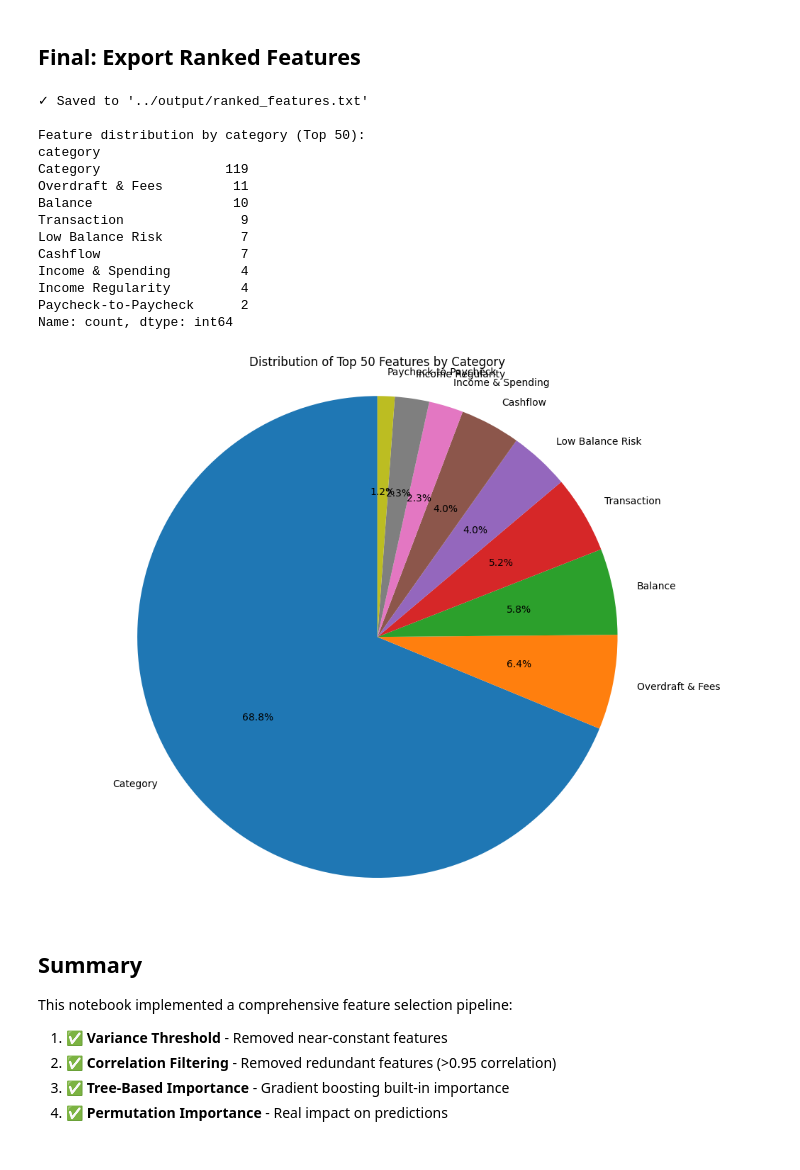
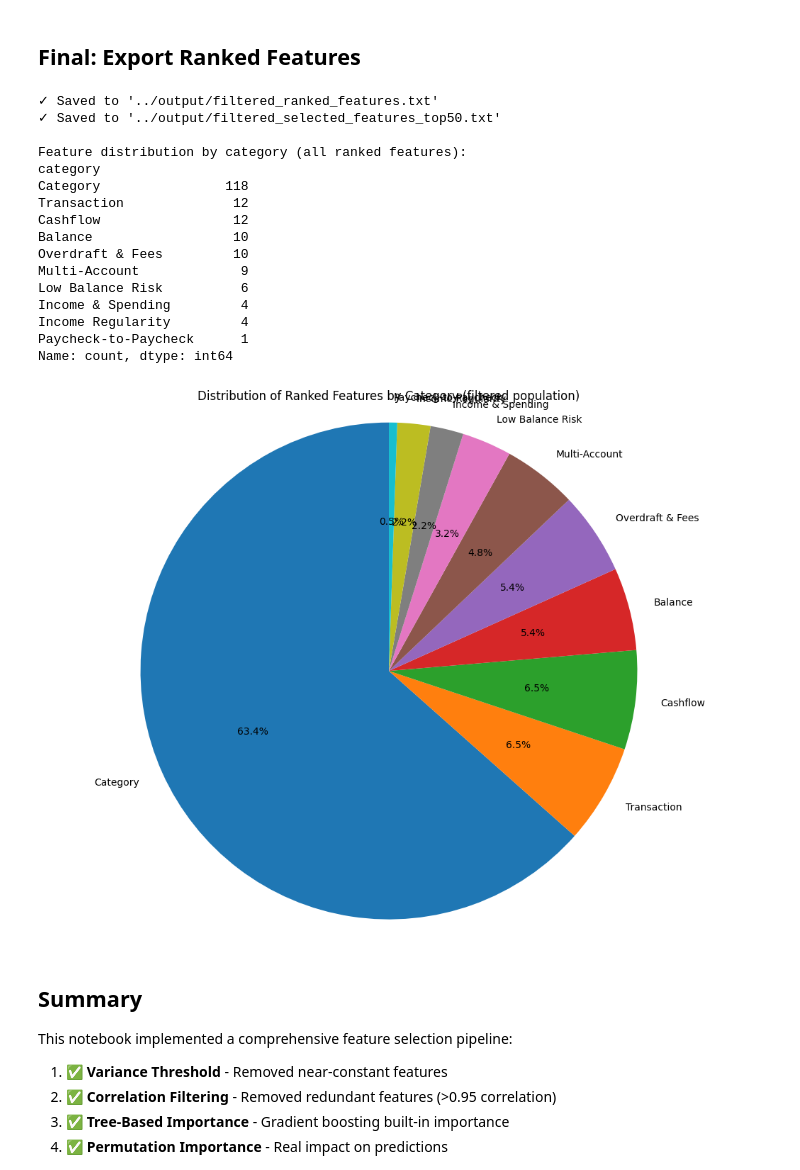
Before and after one commit to kangyuj0531/dsc180a-prism-data, a Jupyter notebook: feature_selection/feature_selection_comprehensive.ipynb, the cells around one changed output. Saved outputs shown, nothing was run; the diff lists cells and outputs as text; code cells hidden in the pictures.

```diff
--- a/feature_selection/feature_selection_comprehensive.ipynb
+++ b/feature_selection/feature_selection_comprehensive.ipynb
@@ -31,3 +31,17 @@ pd.set_option('display.max_rows', 100)
 print("Imports complete!")
 # %% [output]
 Imports complete!
+# %%
+# ── Configuration ────────────────────────────────────────────────
+# Change DATASET to switch between populations.
+# "filtered"  → uses filtered_features.csv  (scoring exclusions applied)
+# "all"       → uses features.csv           (full population)
+DATASET = "filtered"
+
+# Derived paths — everything below updates automatically
+INPUT_CSV     = f"../output/{DATASET}_features.csv" if DATASET != "all" else "../output/features.csv"
+OUTPUT_PREFIX = f"../output/{DATASET}_"             if DATASET != "all" else "../output/"
+
+print(f"Dataset  : {DATASET}")
+print(f"Input    : {INPUT_CSV}")
+print(f"Output   : {OUTPUT_PREFIX}*")
@@ -38,7 +56,7 @@ Imports complete!
 # %%
 # Load features from CSV
 print("Loading features from CSV...")
-features_df = pd.read_csv('../output/features.csv', index_col=0)
+features_df = pd.read_csv(INPUT_CSV, index_col=0)
 
 print(f"\nTotal features: {features_df.shape[1] - 1}")
 print(f"Total consumers: {features_df.shape[0]}")
@@ -566,12 +610,19 @@ OPTIMAL: 100 features with AUC = 0.8111
 # Export ranked features
 final_features = consensus_df['feature'].tolist()
 
-# Save to file
-with open('../output/ranked_features.txt', 'w') as f:
+ranked_path = f"{OUTPUT_PREFIX}ranked_features.txt"
+top50_path  = f"{OUTPUT_PREFIX}selected_features_top50.txt"
+
+with open(ranked_path, 'w') as f:
     for feat in final_features:
         f.write(feat + '\n')
 
-print("\n✓ Saved to '../output/ranked_features.txt'")
+with open(top50_path, 'w') as f:
+    for feat in final_features[:50]:
+        f.write(feat + '\n')
+
+print(f"✓ Saved to '{ranked_path}'")
+print(f"✓ Saved to '{top50_path}'")
 
 # Create a feature importance visualization by category
 ranked_features = consensus_df.copy()
@@ -587,44 +638,49 @@ def categorize_feature(feat_name):
         return 'Paycheck-to-Paycheck'
     elif feat_name.startswith('balance__'):
         return 'Balance'
     elif feat_name.startswith('cashflow__'):
         return 'Cashflow'
     elif feat_name.startswith('cat_'):
         return 'Category'
     elif feat_name.startswith('income__') or 'spend' in feat_name:
         return 'Income & Spending'
+    elif any(x in feat_name for x in ['savings__', 'credit_card__', 'revolving_debt__', 'longterm_debt__',
+                                       'net_liquid', 'total_debt', 'savings_to_debt']):
+        return 'Multi-Account'
     else:
         return 'Transaction'
 
 ranked_features['category'] = ranked_features['feature'].apply(categorize_feature)
 
 category_counts = ranked_features['category'].value_counts()
-print("\nFeature distribution by category (Top 50):")
+print("\nFeature distribution by category (all ranked features):")
 print(category_counts)
 
 # Pie chart
 plt.figure(figsize=(10, 8))
 plt.pie(category_counts.values, labels=category_counts.index, autopct='%1.1f%%', startangle=90)
-plt.title('Distribution of Top 50 Features by Category')
+plt.title(f'Distribution of Ranked Features by Category ({DATASET} population)')
 plt.axis('equal')
 plt.tight_layout()
 plt.show()
 # %% [output]
-✓ Saved to '../output/ranked_features.txt'
+✓ Saved to '../output/filtered_ranked_features.txt'
+✓ Saved to '../output/filtered_selected_features_top50.txt'
 
-Feature distribution by category (Top 50):
+Feature distribution by category (all ranked features):
 category
-Category                119
-Overdraft & Fees         11
+Category                118
+Transaction              12
+Cashflow                 12
 Balance                  10
-Transaction               9
-Low Balance Risk          7
-Cashflow                  7
+Overdraft & Fees         10
+Multi-Account             9
+Low Balance Risk          6
 Income & Spending         4
 Income Regularity         4
-Paycheck-to-Paycheck      2
+Paycheck-to-Paycheck      1
 Name: count, dtype: int64
-[figure, old version]
+[figure, new version]
 # %% [markdown]
 ## Summary
 
```
Also changed, not shown: parts of 12 cells of this notebook, 14 other files.
